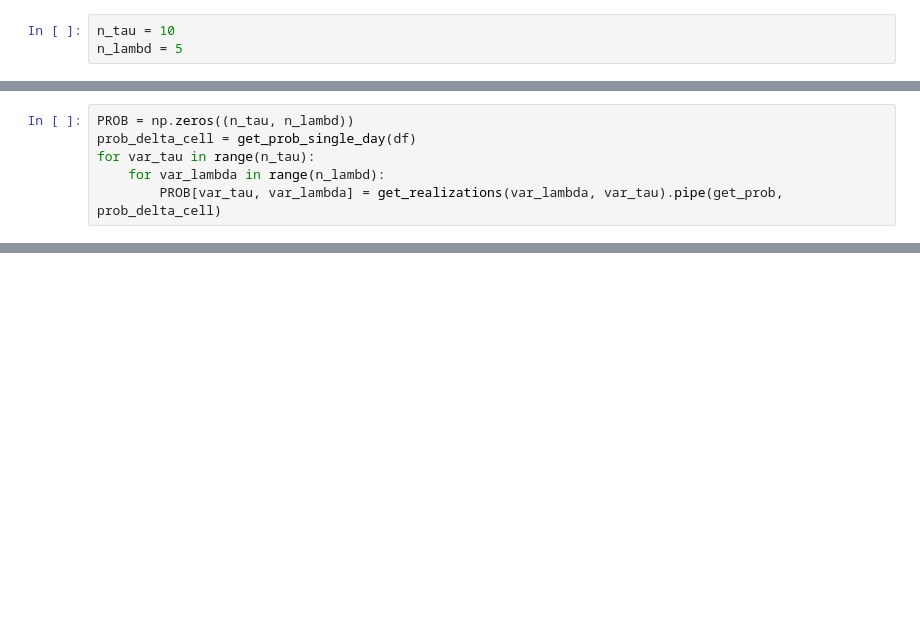
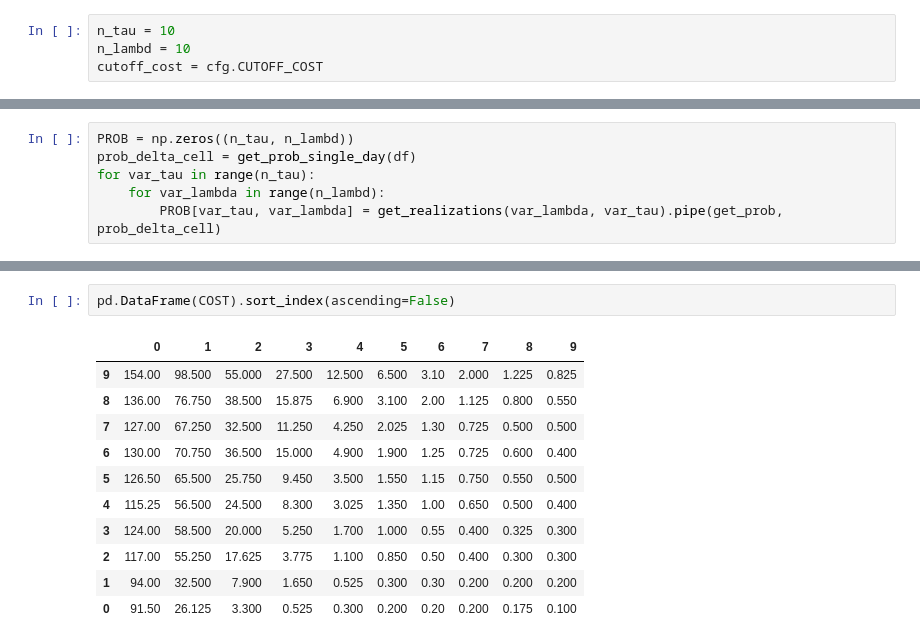
Before and after one commit to datasci-info/stock_path_tracker, a Jupyter notebook: analysis.ipynb, the cells around one changed output, grey strips where cells are left out. Cells and saved outputs as stored; diff of their text form; blank space fills up the shorter version.

```diff
--- a/analysis.ipynb
+++ b/analysis.ipynb
@@ -442,4 +180,5 @@ from optimize import *
 import config as cfg
 # %%
 n_tau = 10
-n_lambd = 5
+n_lambd = 10
+cutoff_cost = cfg.CUTOFF_COST
@@ -528,0 +259,14 @@ Exception: Cannot evaluate the truth value of a constraint or chain constraints,
+# %%
+pd.DataFrame(COST).sort_index(ascending=False)
+# %% [output]
+|  | 0 | 1 | 2 | 3 | 4 | 5 | 6 | 7 | 8 | 9 |
+| 9 | 154.00 | 98.500 | 55.000 | 27.500 | 12.500 | 6.500 | 3.10 | 2.000 | 1.225 | 0.825 |
+| 8 | 136.00 | 76.750 | 38.500 | 15.875 | 6.900 | 3.100 | 2.00 | 1.125 | 0.800 | 0.550 |
+| 7 | 127.00 | 67.250 | 32.500 | 11.250 | 4.250 | 2.025 | 1.30 | 0.725 | 0.500 | 0.500 |
+| 6 | 130.00 | 70.750 | 36.500 | 15.000 | 4.900 | 1.900 | 1.25 | 0.725 | 0.600 | 0.400 |
+| 5 | 126.50 | 65.500 | 25.750 | 9.450 | 3.500 | 1.550 | 1.15 | 0.750 | 0.550 | 0.500 |
+| 4 | 115.25 | 56.500 | 24.500 | 8.300 | 3.025 | 1.350 | 1.00 | 0.650 | 0.500 | 0.400 |
+| 3 | 124.00 | 58.500 | 20.000 | 5.250 | 1.700 | 1.000 | 0.55 | 0.400 | 0.325 | 0.300 |
+| 2 | 117.00 | 55.250 | 17.625 | 3.775 | 1.100 | 0.850 | 0.50 | 0.400 | 0.300 | 0.300 |
+| 1 | 94.00 | 32.500 | 7.900 | 1.650 | 0.525 | 0.300 | 0.30 | 0.200 | 0.200 | 0.200 |
+| 0 | 91.50 | 26.125 | 3.300 | 0.525 | 0.300 | 0.200 | 0.20 | 0.200 | 0.175 | 0.100 |
```
Also changed, not shown: parts of 46 cells of this notebook, 2 other files.
